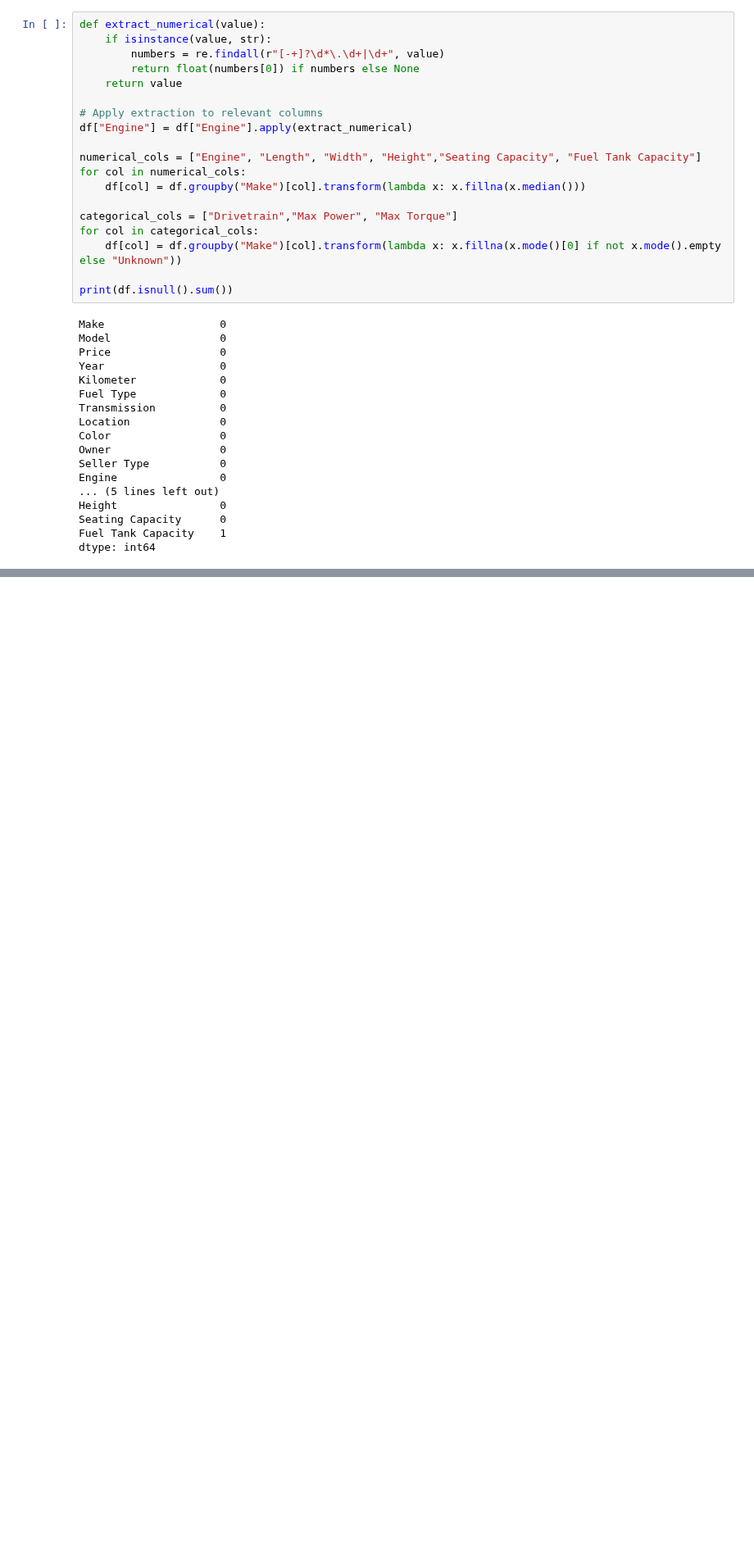
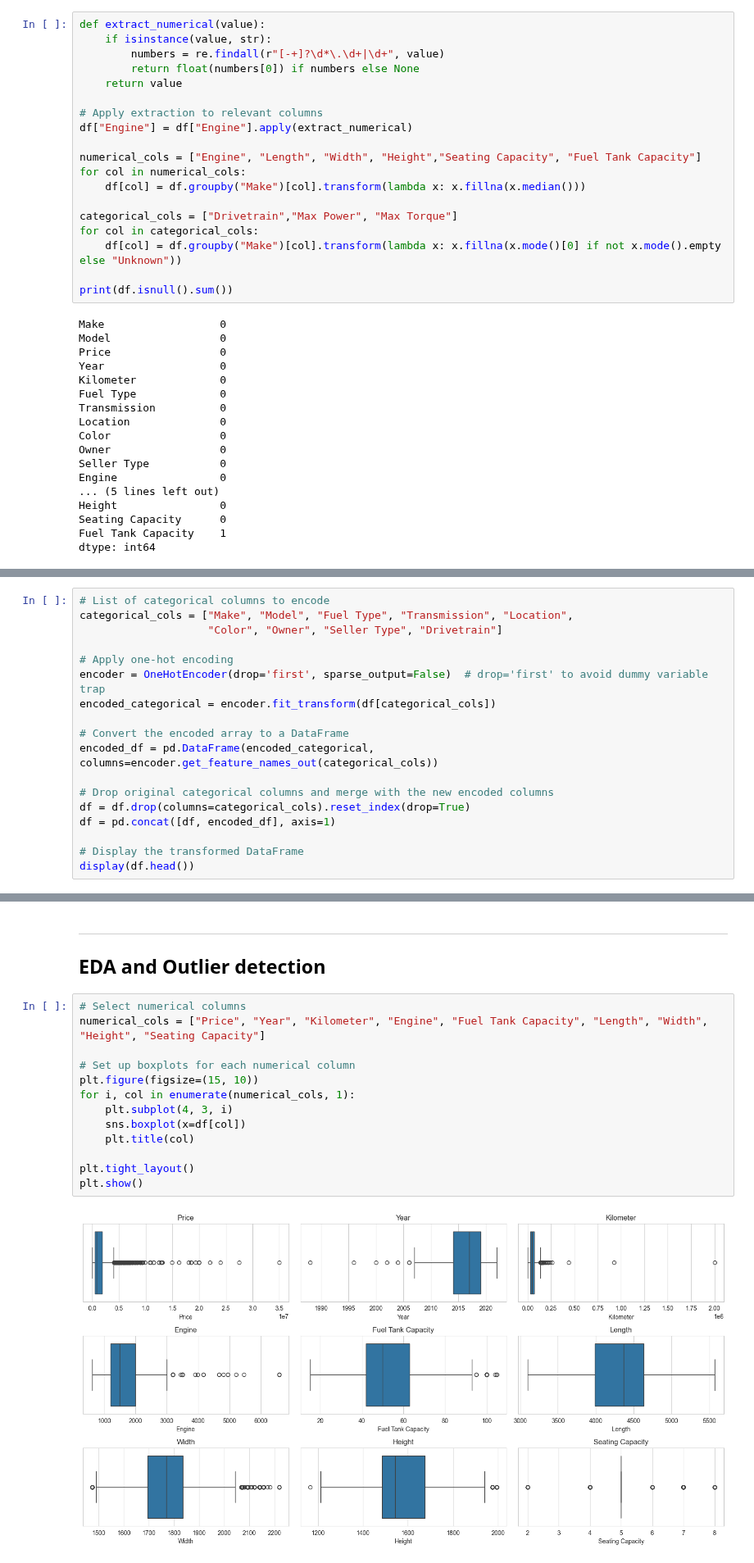
Before and after one commit to royruik/CSI4142_Assignments, a Jupyter notebook: A3/A3_Jupyter_Analysis_dataset1.ipynb, the cells around one changed output, grey strips where cells are left out. Shown at 82% size. Cells and saved outputs as stored; diff of their text form; blank space fills up the shorter version.

```diff
--- a/A3/A3_Jupyter_Analysis_dataset1.ipynb
+++ b/A3/A3_Jupyter_Analysis_dataset1.ipynb
@@ -146,0 +162,18 @@ dtype: int64
+# %%
+# List of categorical columns to encode
+categorical_cols = ["Make", "Model", "Fuel Type", "Transmission", "Location",
+                    "Color", "Owner", "Seller Type", "Drivetrain"]
+
+# Apply one-hot encoding
+encoder = OneHotEncoder(drop='first', sparse_output=False)  # drop='first' to avoid dummy variable trap
+encoded_categorical = encoder.fit_transform(df[categorical_cols])
+
+# Convert the encoded array to a DataFrame
+encoded_df = pd.DataFrame(encoded_categorical, columns=encoder.get_feature_names_out(categorical_cols))
+
+# Drop original categorical columns and merge with the new encoded columns
+df = df.drop(columns=categorical_cols).reset_index(drop=True)
+df = pd.concat([df, encoded_df], axis=1)
+
+# Display the transformed DataFrame
+display(df.head())
@@ -146,0 +188,20 @@ dtype: int64
+# %% [markdown]
+
+---
+
+## **EDA and Outlier detection**
+# %%
+# Select numerical columns
+numerical_cols = ["Price", "Year", "Kilometer", "Engine", "Fuel Tank Capacity", "Length", "Width", "Height", "Seating Capacity"]
+
+# Set up boxplots for each numerical column
+plt.figure(figsize=(15, 10))
+for i, col in enumerate(numerical_cols, 1):
+    plt.subplot(4, 3, i)
+    sns.boxplot(x=df[col])
+    plt.title(col)
+
+plt.tight_layout()
+plt.show()
+# %% [output]
+[figure, added]
```
Also changed, not shown: parts of 16 cells of this notebook.
